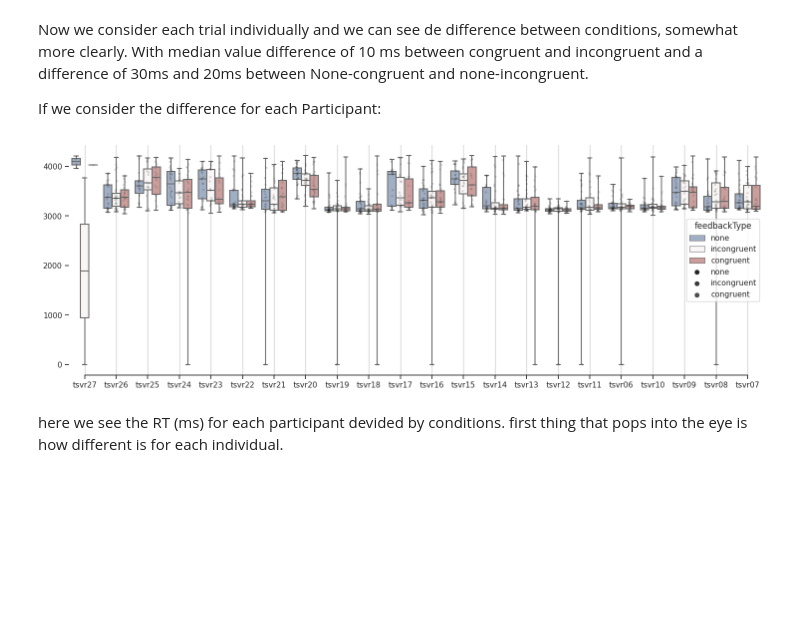
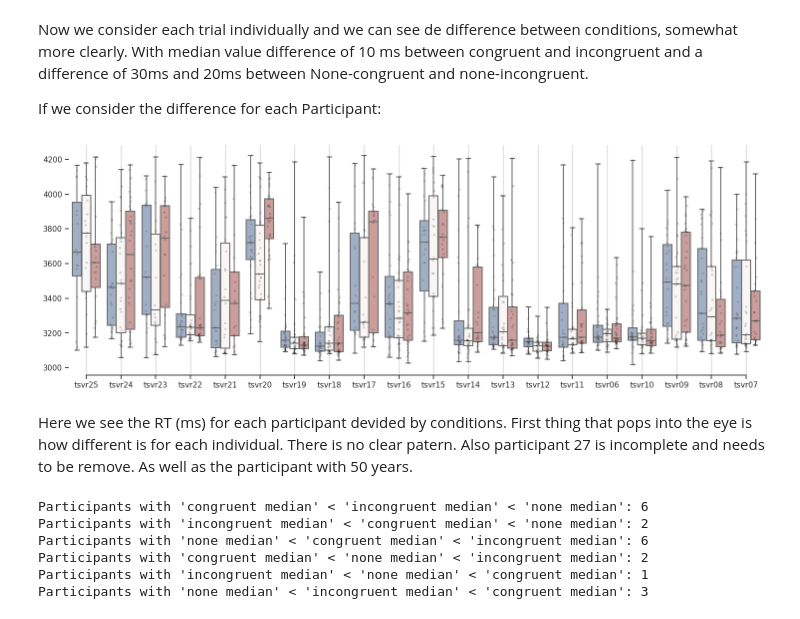
Before and after one commit to BenjaminDupre/m-b_thesis, a Jupyter notebook: Analysis/Analysis..ipynb, the cells around one changed output. Drawn from its saved outputs; the diff is of its cells as text; code cells hidden in the pictures; blank space fills up the shorter version.

```diff
--- a/Analysis/Analysis..ipynb
+++ b/Analysis/Analysis..ipynb
@@ -468,8 +502,8 @@ As the EDA shows, reponse time is a highly skew variable with outlier. Wich we w
 ## Feature Engineering
 Now lets make a flag that is 1 when the trail is a mistake and with 0 when the answer was correct. For this we use the already existing variable 'correct value count'.
 # %%
-work_df['mistake_flag'] = work_df['correctCounter'].apply(lambda x: 1 if pd.isna(x) else 0)
-work_df['mistake_flag'] = work_df['mistake_flag'].astype('int64')
-work_df.info()
+work_df2['mistake_flag'] = work_df2['correctCounter'].apply(lambda x: 1 if pd.isna(x) else 0)
+work_df2['mistake_flag'] = work_df2['mistake_flag'].astype('int64')
+work_df2.info()
 # %% [output]
 <class 'pandas.core.frame.DataFrame'>
@@ -536,0 +574,2 @@ Next we are going to cut in 4226 ms as is the upper limit for Quartile 3 of RT
+# %%
+work_df_no_outl = work_df2[~work_df2['ptcp'].isin(['tsvr27', 'tsvr26'])]
@@ -537,5 +578,8 @@ Next we are going to cut in 4226 ms as is the upper limit for Quartile 3 of RT
+# %%
+work_df_no_outl = work_df_no_outl[work_df_no_outl['time_ms'] <= 4226]
 # %%
-work_df_no_outl = work_df[work_df['time_ms'] <= 4226]
+
+
 # Set the style of the graph
 sns.set_theme(style='ticks')
 
@@ -582,8 +626,7 @@ Now we consider each trial individually and we can see de difference between con
 
 If we consider the difference for each Participant:
 # %%
-work_df_no_outl = work_df[work_df['time_ms'] <= 4226]
-# Set the style of the graph
+
 sns.set_theme(style='ticks')
 
 # Initialize the figure with a logarithmic x-axis and specify the figure size
@@ -595,34 +638,82 @@ box_plot = sns.boxplot(
     data=work_df_no_outl, y='time_ms', x='ptcp', hue='feedbackType',
     palette="vlag", whis=[0, 100],  showfliers=False
 )
 
 '''
 medians = work_df_no_outl.groupby(['feedbackType'])['time_ms'].median()
 medians = medians.reindex(index = ['none','congruent','incongruent'])
 vertical_offset = work_df_no_outl['time_ms'].median() * 0.05 # offset from median for display
 
 for xtick in box_plot.get_xticks():
     box_plot.text(xtick,medians[xtick] + vertical_offset,medians[xtick],
             horizontalalignment='center',size='x-small',color='b',weight='semibold')
 
 '''
 
 
 # Add points to show each observation
 sns.stripplot(
-    data=work_df_no_outl, y='time_ms', x='ptcp', hue='feedbackType', size=3, color=".3",alpha=0.2, dodge=True
+    data=work_df_no_outl, y='time_ms', x='ptcp', hue='feedbackType', size=3, palette='dark:black',alpha=0.2, dodge=True
 )
 
 
 # Set the x-axis limits to 2500 and 10000 ms
 #ax.set_xlim(2500, 10000)
 
+ax.get_legend().remove()
+
 # Show the plot
 ax.xaxis.grid(True)
 ax.set(ylabel="")
 ax.set(xlabel="")
 sns.despine(trim=True, left=True)
 # %% [output]
-[figure, old version]
+[figure, new version]
 # %% [markdown]
-here we see the RT (ms) for each participant devided by conditions. first thing that pops into the eye is how different is for each individual.
+Here we see the RT (ms) for each participant devided by conditions. First thing that pops into the eye is how different is for each individual. There is no clear patern. Also participant 27 is incomplete and needs to be remove. As well as the participant with 50 years.
+# %%
+# Calculate the median RT for each condition
+median_rt = work_df_no_outl.groupby(['ptcp', 'feedbackType'])['time_ms'].median().unstack()
+
+# Check for the pattern
+pattern_count = 0
+f_pattern_count = 0
+s_pattern_count = 0
+t_pattern_count = 0
+fo_pattern_count = 0
+fi_pattern_count = 0
+
+for participant in median_rt.index:
+    if (median_rt.loc[participant, 'congruent'] < median_rt.loc[participant, 'incongruent']
+            < median_rt.loc[participant, 'none']):
+        pattern_count += 1
+    elif (median_rt.loc[participant, 'incongruent'] < median_rt.loc[participant, 'congruent']
+            < median_rt.loc[participant, 'none']):
+        f_pattern_count += 1
+    elif (median_rt.loc[participant, 'none'] < median_rt.loc[participant, 'congruent']
+            < median_rt.loc[participant, 'incongruent']):
+        s_pattern_count += 1
+    elif (median_rt.loc[participant, 'congruent'] < median_rt.loc[participant, 'none']
+            < median_rt.loc[participant, 'incongruent']):
+        t_pattern_count += 1
+    elif (median_rt.loc[participant, 'incongruent'] < median_rt.loc[participant, 'none']
+            < median_rt.loc[participant, 'congruent']):
+        fo_pattern_count += 1
+    elif (median_rt.loc[participant, 'none'] < median_rt.loc[participant, 'incongruent']
+            < median_rt.loc[participant, 'congruent']):
+        fi_pattern_count += 1
+
+# Display the count of participants with the pattern
+print(f"Participants with 'congruent median' < 'incongruent median' < 'none median': {pattern_count}")
+print(f"Participants with 'incongruent median' < 'congruent median' < 'none median': {f_pattern_count}")
+print(f"Participants with 'none median' < 'congruent median' < 'incongruent median': {s_pattern_count}")
+print(f"Participants with 'congruent median' < 'none median' < 'incongruent median': {t_pattern_count}")
+print(f"Participants with 'incongruent median' < 'none median' < 'congruent median': {fo_pattern_count}")
+print(f"Participants with 'none median' < 'incongruent median' < 'congruent median': {fi_pattern_count}")
+# %% [output]
+Participants with 'congruent median' < 'incongruent median' < 'none median': 6
+Participants with 'incongruent median' < 'congruent median' < 'none median': 2
+Participants with 'none median' < 'congruent median' < 'incongruent median': 6
+Participants with 'congruent median' < 'none median' < 'incongruent median': 2
+Participants with 'incongruent median' < 'none median' < 'congruent median': 1
+Participants with 'none median' < 'incongruent median' < 'congruent median': 3
```
Also changed, not shown: parts of 15 cells of this notebook.
